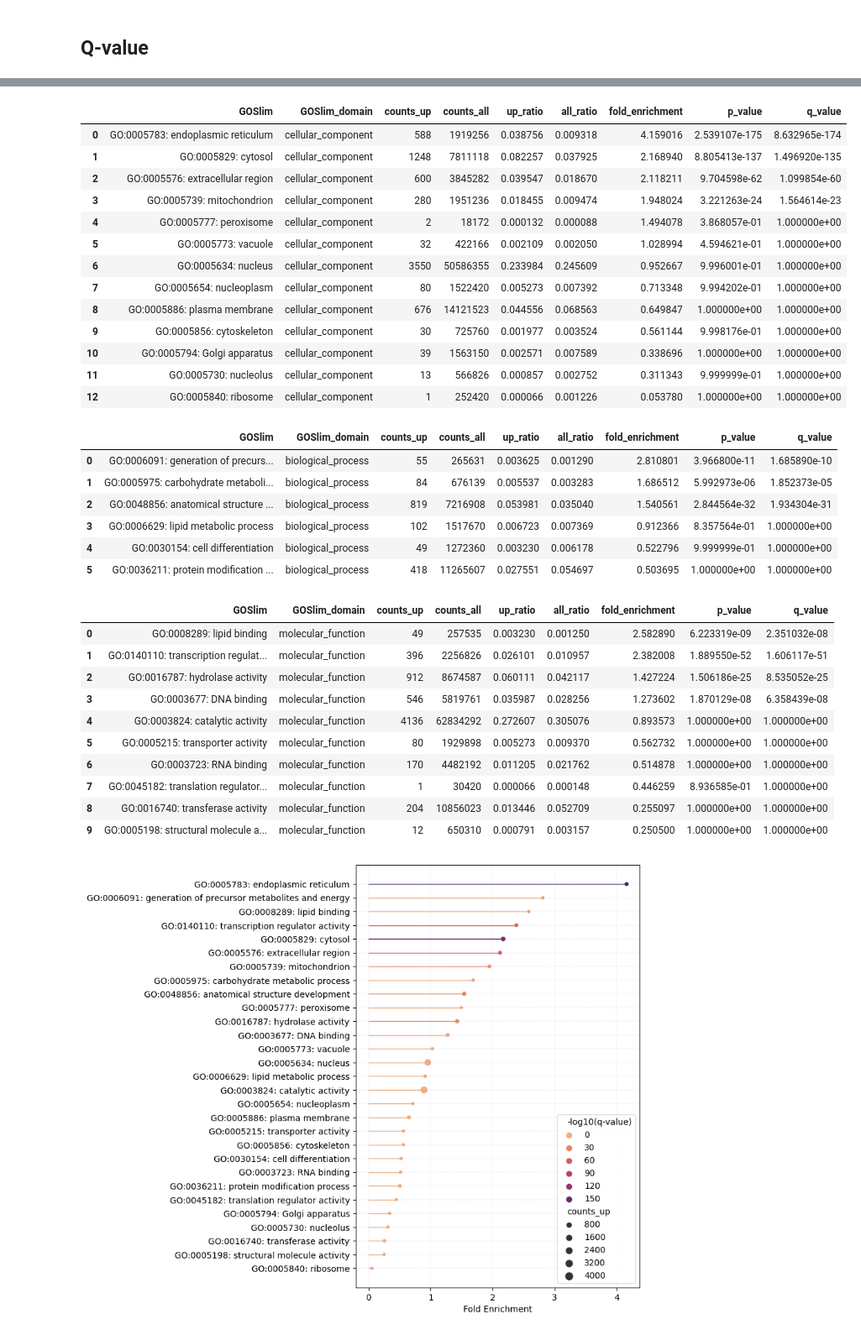
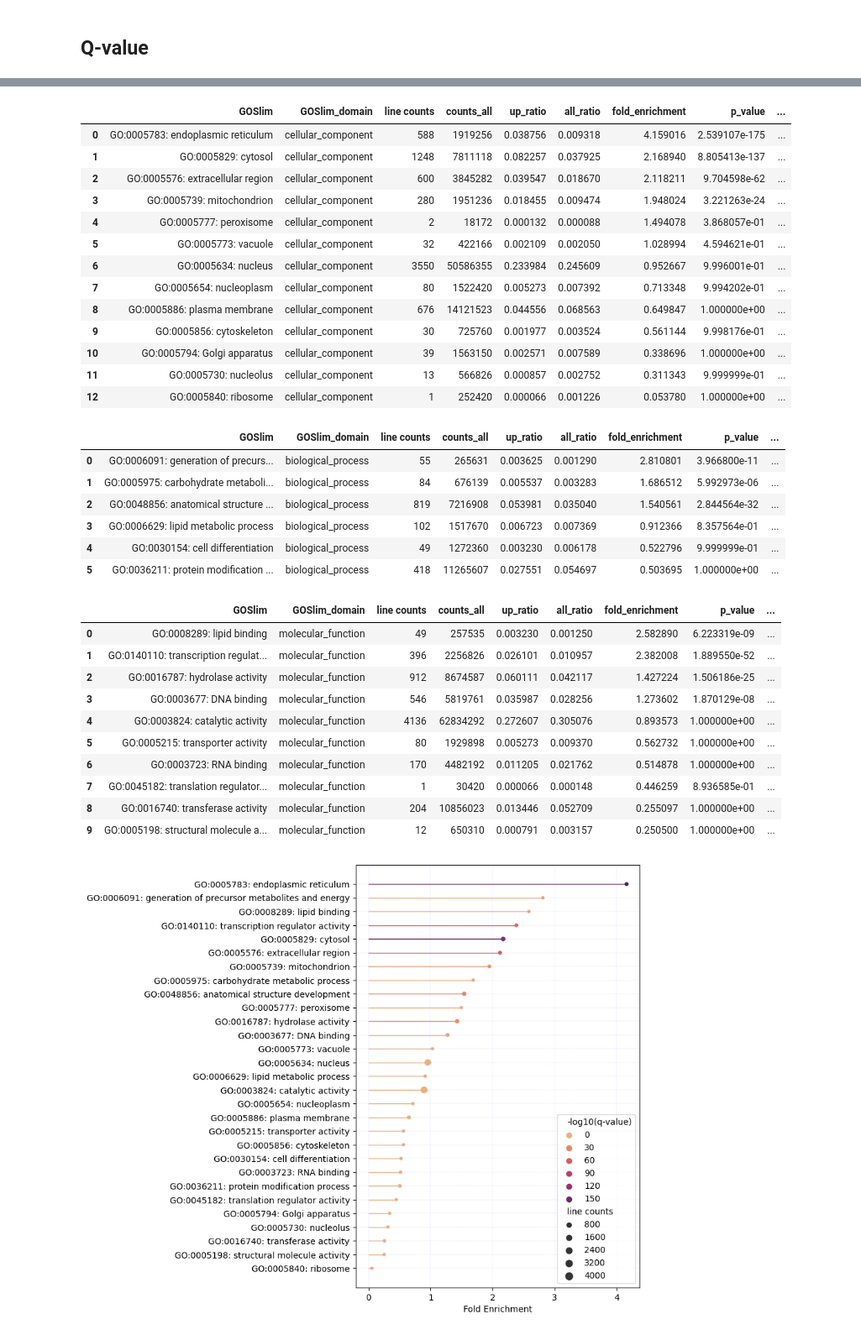
Before and after one commit to yonezawa-sora/pycircos_comaparative_species, a Jupyter notebook: data_preprocessing/4_GOSlim_enrichment_up_HR_v2.ipynb, the cells around one changed output, grey strips where cells are left out. Shown: that part at 84% size. Drawn from its saved outputs; the diff is of its cells as text; code cells hidden in the pictures.

```diff
--- a/data_preprocessing/4_GOSlim_enrichment_up_HR_v2.ipynb
+++ b/data_preprocessing/4_GOSlim_enrichment_up_HR_v2.ipynb
@@ -235,48 +235,49 @@ See the caveats in the documentation: https://pandas.pydata.org/pandas-docs/stab
 | 27 | GO:0005198: structural molecule a... | molecular_function | 12 | 650310 | 0.000791 | 0.003157 | 0.250500 | 1.000000e+00 | 1.000000e+00 |
 | 28 | GO:0005840: ribosome | cellular_component | 1 | 252420 | 0.000066 | 0.001226 | 0.053780 | 1.000000e+00 | 1.000000e+00 |
 # %%
+goslim_correspondence_with_p_q.rename(columns={'counts_up': 'line counts'}, inplace=True)
 cc = goslim_correspondence_with_p_q.loc[goslim_correspondence_with_p_q['GOSlim_domain'] == 'cellular_component']
 bp = goslim_correspondence_with_p_q.loc[goslim_correspondence_with_p_q['GOSlim_domain'] == 'biological_process']
 mf = goslim_correspondence_with_p_q.loc[goslim_correspondence_with_p_q['GOSlim_domain'] == 'molecular_function']
 
 cc.reset_index(drop=True, inplace=True)
 bp.reset_index(drop=True, inplace=True)
 mf.reset_index(drop=True, inplace=True)
 
 display(cc, bp, mf)
 # %% [output]
-|  | GOSlim | GOSlim_domain | counts_up | counts_all | up_ratio | all_ratio | fold_enrichment | p_value | q_value |
-| 0 | GO:0005783: endoplasmic reticulum | cellular_component | 588 | 1919256 | 0.038756 | 0.009318 | 4.159016 | 2.539107e-175 | 8.632965e-174 |
-| 1 | GO:0005829: cytosol | cellular_component | 1248 | 7811118 | 0.082257 | 0.037925 | 2.168940 | 8.805413e-137 | 1.496920e-135 |
-| 2 | GO:0005576: extracellular region | cellular_component | 600 | 3845282 | 0.039547 | 0.018670 | 2.118211 | 9.704598e-62 | 1.099854e-60 |
-| 3 | GO:0005739: mitochondrion | cellular_component | 280 | 1951236 | 0.018455 | 0.009474 | 1.948024 | 3.221263e-24 | 1.564614e-23 |
-| 4 | GO:0005777: peroxisome | cellular_component | 2 | 18172 | 0.000132 | 0.000088 | 1.494078 | 3.868057e-01 | 1.000000e+00 |
-| 5 | GO:0005773: vacuole | cellular_component | 32 | 422166 | 0.002109 | 0.002050 | 1.028994 | 4.594621e-01 | 1.000000e+00 |
-| 6 | GO:0005634: nucleus | cellular_component | 3550 | 50586355 | 0.233984 | 0.245609 | 0.952667 | 9.996001e-01 | 1.000000e+00 |
-| 7 | GO:0005654: nucleoplasm | cellular_component | 80 | 1522420 | 0.005273 | 0.007392 | 0.713348 | 9.994202e-01 | 1.000000e+00 |
-| 8 | GO:0005886: plasma membrane | cellular_component | 676 | 14121523 | 0.044556 | 0.068563 | 0.649847 | 1.000000e+00 | 1.000000e+00 |
-| 9 | GO:0005856: cytoskeleton | cellular_component | 30 | 725760 | 0.001977 | 0.003524 | 0.561144 | 9.998176e-01 | 1.000000e+00 |
-| 10 | GO:0005794: Golgi apparatus | cellular_component | 39 | 1563150 | 0.002571 | 0.007589 | 0.338696 | 1.000000e+00 | 1.000000e+00 |
-| 11 | GO:0005730: nucleolus | cellular_component | 13 | 566826 | 0.000857 | 0.002752 | 0.311343 | 9.999999e-01 | 1.000000e+00 |
-| 12 | GO:0005840: ribosome | cellular_component | 1 | 252420 | 0.000066 | 0.001226 | 0.053780 | 1.000000e+00 | 1.000000e+00 |
+|  | GOSlim | GOSlim_domain | line counts | counts_all | up_ratio | all_ratio | fold_enrichment | p_value | ... |
+| 0 | GO:0005783: endoplasmic reticulum | cellular_component | 588 | 1919256 | 0.038756 | 0.009318 | 4.159016 | 2.539107e-175 | ... |
+| 1 | GO:0005829: cytosol | cellular_component | 1248 | 7811118 | 0.082257 | 0.037925 | 2.168940 | 8.805413e-137 | ... |
+| 2 | GO:0005576: extracellular region | cellular_component | 600 | 3845282 | 0.039547 | 0.018670 | 2.118211 | 9.704598e-62 | ... |
+| 3 | GO:0005739: mitochondrion | cellular_component | 280 | 1951236 | 0.018455 | 0.009474 | 1.948024 | 3.221263e-24 | ... |
+| 4 | GO:0005777: peroxisome | cellular_component | 2 | 18172 | 0.000132 | 0.000088 | 1.494078 | 3.868057e-01 | ... |
+| 5 | GO:0005773: vacuole | cellular_component | 32 | 422166 | 0.002109 | 0.002050 | 1.028994 | 4.594621e-01 | ... |
+| 6 | GO:0005634: nucleus | cellular_component | 3550 | 50586355 | 0.233984 | 0.245609 | 0.952667 | 9.996001e-01 | ... |
+| 7 | GO:0005654: nucleoplasm | cellular_component | 80 | 1522420 | 0.005273 | 0.007392 | 0.713348 | 9.994202e-01 | ... |
+| 8 | GO:0005886: plasma membrane | cellular_component | 676 | 14121523 | 0.044556 | 0.068563 | 0.649847 | 1.000000e+00 | ... |
+| 9 | GO:0005856: cytoskeleton | cellular_component | 30 | 725760 | 0.001977 | 0.003524 | 0.561144 | 9.998176e-01 | ... |
+| 10 | GO:0005794: Golgi apparatus | cellular_component | 39 | 1563150 | 0.002571 | 0.007589 | 0.338696 | 1.000000e+00 | ... |
+| 11 | GO:0005730: nucleolus | cellular_component | 13 | 566826 | 0.000857 | 0.002752 | 0.311343 | 9.999999e-01 | ... |
+| 12 | GO:0005840: ribosome | cellular_component | 1 | 252420 | 0.000066 | 0.001226 | 0.053780 | 1.000000e+00 | ... |
-|  | GOSlim | GOSlim_domain | counts_up | counts_all | up_ratio | all_ratio | fold_enrichment | p_value | q_value |
-| 0 | GO:0006091: generation of precurs... | biological_process | 55 | 265631 | 0.003625 | 0.001290 | 2.810801 | 3.966800e-11 | 1.685890e-10 |
-| 1 | GO:0005975: carbohydrate metaboli... | biological_process | 84 | 676139 | 0.005537 | 0.003283 | 1.686512 | 5.992973e-06 | 1.852373e-05 |
-| 2 | GO:0048856: anatomical structure ... | biological_process | 819 | 7216908 | 0.053981 | 0.035040 | 1.540561 | 2.844564e-32 | 1.934304e-31 |
-| 3 | GO:0006629: lipid metabolic process | biological_process | 102 | 1517670 | 0.006723 | 0.007369 | 0.912366 | 8.357564e-01 | 1.000000e+00 |
-| 4 | GO:0030154: cell differentiation | biological_process | 49 | 1272360 | 0.003230 | 0.006178 | 0.522796 | 9.999999e-01 | 1.000000e+00 |
-| 5 | GO:0036211: protein modification ... | biological_process | 418 | 11265607 | 0.027551 | 0.054697 | 0.503695 | 1.000000e+00 | 1.000000e+00 |
+|  | GOSlim | GOSlim_domain | line counts | counts_all | up_ratio | all_ratio | fold_enrichment | p_value | ... |
+| 0 | GO:0006091: generation of precurs... | biological_process | 55 | 265631 | 0.003625 | 0.001290 | 2.810801 | 3.966800e-11 | ... |
+| 1 | GO:0005975: carbohydrate metaboli... | biological_process | 84 | 676139 | 0.005537 | 0.003283 | 1.686512 | 5.992973e-06 | ... |
+| 2 | GO:0048856: anatomical structure ... | biological_process | 819 | 7216908 | 0.053981 | 0.035040 | 1.540561 | 2.844564e-32 | ... |
+| 3 | GO:0006629: lipid metabolic process | biological_process | 102 | 1517670 | 0.006723 | 0.007369 | 0.912366 | 8.357564e-01 | ... |
+| 4 | GO:0030154: cell differentiation | biological_process | 49 | 1272360 | 0.003230 | 0.006178 | 0.522796 | 9.999999e-01 | ... |
+| 5 | GO:0036211: protein modification ... | biological_process | 418 | 11265607 | 0.027551 | 0.054697 | 0.503695 | 1.000000e+00 | ... |
-|  | GOSlim | GOSlim_domain | counts_up | counts_all | up_ratio | all_ratio | fold_enrichment | p_value | q_value |
-| 0 | GO:0008289: lipid binding | molecular_function | 49 | 257535 | 0.003230 | 0.001250 | 2.582890 | 6.223319e-09 | 2.351032e-08 |
-| 1 | GO:0140110: transcription regulat... | molecular_function | 396 | 2256826 | 0.026101 | 0.010957 | 2.382008 | 1.889550e-52 | 1.606117e-51 |
-| 2 | GO:0016787: hydrolase activity | molecular_function | 912 | 8674587 | 0.060111 | 0.042117 | 1.427224 | 1.506186e-25 | 8.535052e-25 |
-| 3 | GO:0003677: DNA binding | molecular_function | 546 | 5819761 | 0.035987 | 0.028256 | 1.273602 | 1.870129e-08 | 6.358439e-08 |
-| 4 | GO:0003824: catalytic activity | molecular_function | 4136 | 62834292 | 0.272607 | 0.305076 | 0.893573 | 1.000000e+00 | 1.000000e+00 |
-| 5 | GO:0005215: transporter activity | molecular_function | 80 | 1929898 | 0.005273 | 0.009370 | 0.562732 | 1.000000e+00 | 1.000000e+00 |
-| 6 | GO:0003723: RNA binding | molecular_function | 170 | 4482192 | 0.011205 | 0.021762 | 0.514878 | 1.000000e+00 | 1.000000e+00 |
-| 7 | GO:0045182: translation regulator... | molecular_function | 1 | 30420 | 0.000066 | 0.000148 | 0.446259 | 8.936585e-01 | 1.000000e+00 |
-| 8 | GO:0016740: transferase activity | molecular_function | 204 | 10856023 | 0.013446 | 0.052709 | 0.255097 | 1.000000e+00 | 1.000000e+00 |
-| 9 | GO:0005198: structural molecule a... | molecular_function | 12 | 650310 | 0.000791 | 0.003157 | 0.250500 | 1.000000e+00 | 1.000000e+00 |
+|  | GOSlim | GOSlim_domain | line counts | counts_all | up_ratio | all_ratio | fold_enrichment | p_value | ... |
+| 0 | GO:0008289: lipid binding | molecular_function | 49 | 257535 | 0.003230 | 0.001250 | 2.582890 | 6.223319e-09 | ... |
+| 1 | GO:0140110: transcription regulat... | molecular_function | 396 | 2256826 | 0.026101 | 0.010957 | 2.382008 | 1.889550e-52 | ... |
+| 2 | GO:0016787: hydrolase activity | molecular_function | 912 | 8674587 | 0.060111 | 0.042117 | 1.427224 | 1.506186e-25 | ... |
+| 3 | GO:0003677: DNA binding | molecular_function | 546 | 5819761 | 0.035987 | 0.028256 | 1.273602 | 1.870129e-08 | ... |
+| 4 | GO:0003824: catalytic activity | molecular_function | 4136 | 62834292 | 0.272607 | 0.305076 | 0.893573 | 1.000000e+00 | ... |
+| 5 | GO:0005215: transporter activity | molecular_function | 80 | 1929898 | 0.005273 | 0.009370 | 0.562732 | 1.000000e+00 | ... |
+| 6 | GO:0003723: RNA binding | molecular_function | 170 | 4482192 | 0.011205 | 0.021762 | 0.514878 | 1.000000e+00 | ... |
+| 7 | GO:0045182: translation regulator... | molecular_function | 1 | 30420 | 0.000066 | 0.000148 | 0.446259 | 8.936585e-01 | ... |
+| 8 | GO:0016740: transferase activity | molecular_function | 204 | 10856023 | 0.013446 | 0.052709 | 0.255097 | 1.000000e+00 | ... |
+| 9 | GO:0005198: structural molecule a... | molecular_function | 12 | 650310 | 0.000791 | 0.003157 | 0.250500 | 1.000000e+00 | ... |
 # %%
 def plot_goslim_dotplot_with_lines(data, x_col, y_col, size_col, hue_col, ylabel_suffix='', figsize=(6, 9), palette="flare"):
     # add -log10(q-value) column
```
Also changed, not shown: parts of 1 cell of this notebook, 1 other file.
